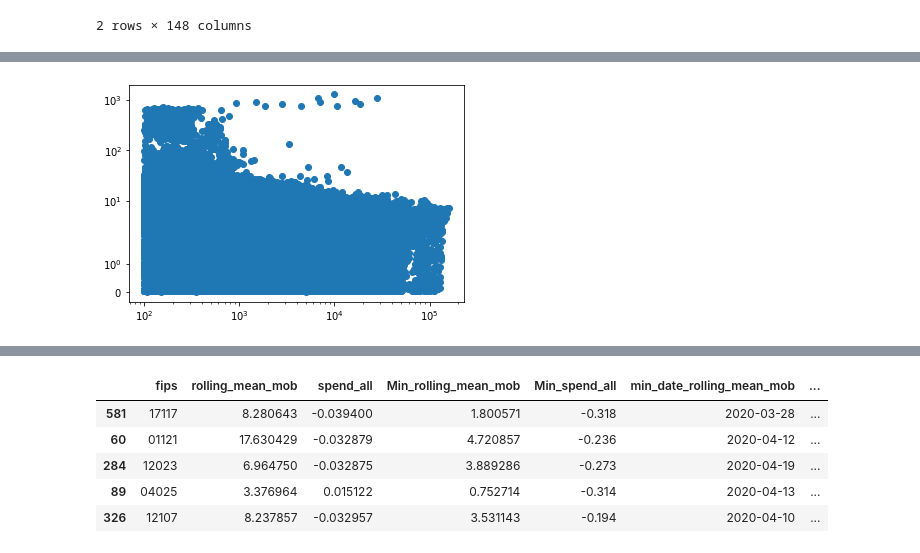
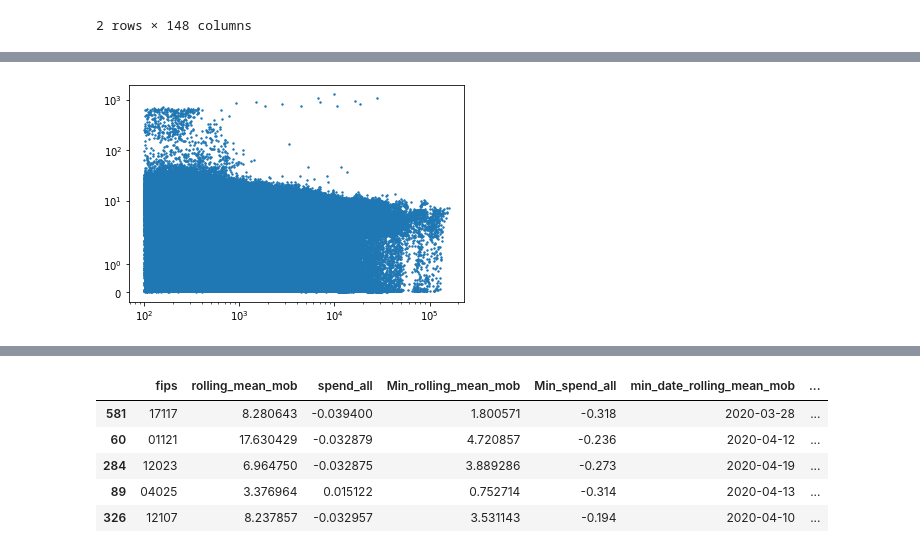
Before and after one commit to swami84/US_Mobility_COVID, a Jupyter notebook: Mobility_V3_Model.ipynb, the cells around one changed output, grey strips where cells are left out. Cells and saved outputs as stored; diff of their text form; code cells hidden in the pictures.

```diff
--- a/Mobility_V3_Model.ipynb
+++ b/Mobility_V3_Model.ipynb
@@ -434,6 +497,6 @@ plt.xscale("log")
 # %%
-plt.scatter(df_mobility['samples'],df_mobility['m50'])
+plt.scatter(df_mobility['samples'],df_mobility['m50'],s=2)
 plt.xscale('log')
 plt.yscale('symlog')
 # %% [output]
-[figure, old version]
+[figure, new version]
```
Also changed, not shown: parts of 37 cells of this notebook, 8 other files.
